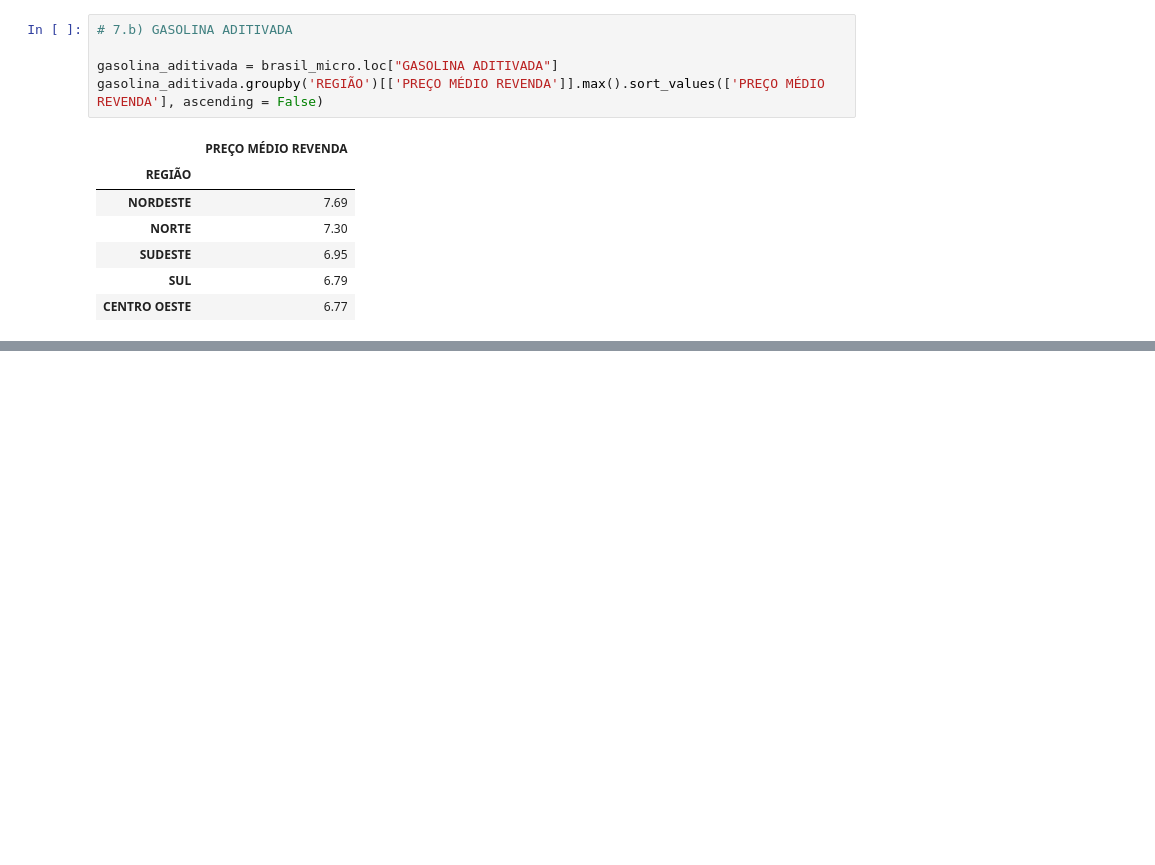
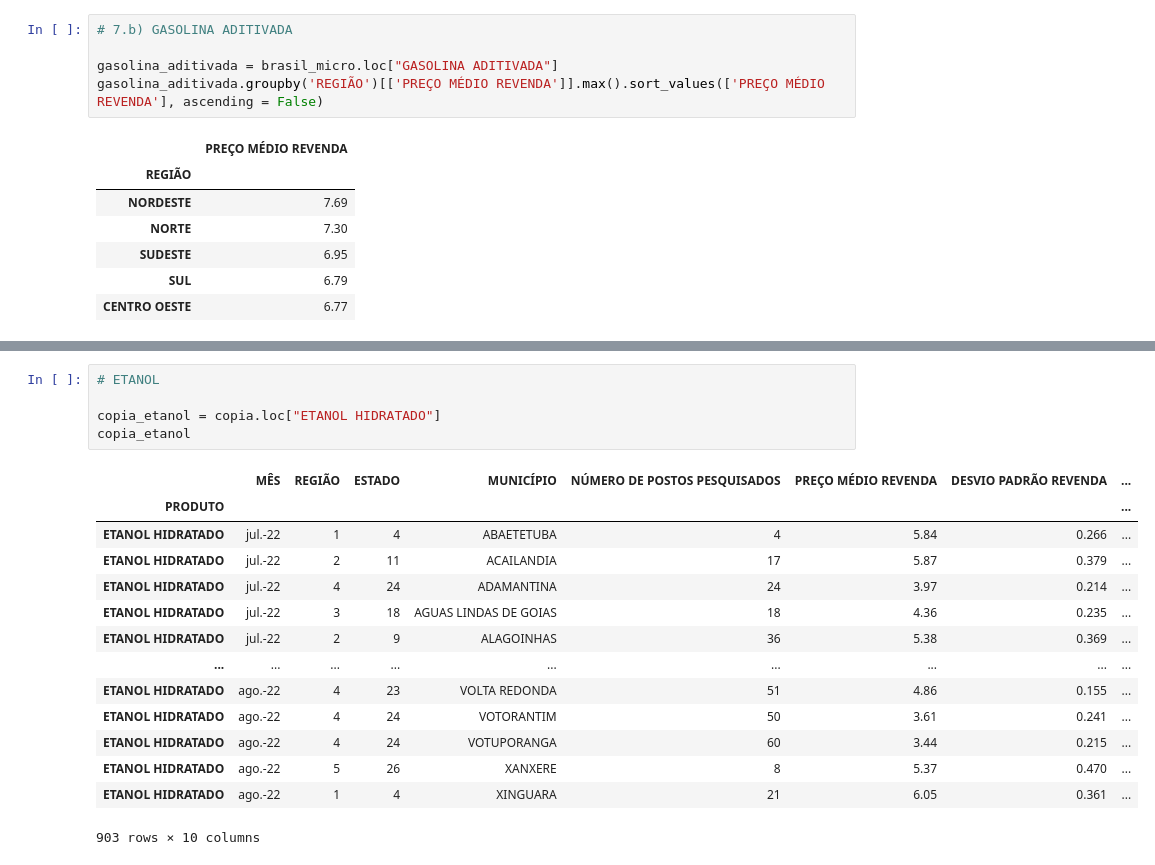
Before and after one commit to joaovictojuliao/Squad-2-M4, a Jupyter notebook: Resilia_M4_Projeto_Final_dados_ANP.ipynb, the cells around one changed output, grey strips where cells are left out. Saved outputs shown, nothing was run; the diff lists cells and outputs as text; blank space fills up the shorter version.

```diff
--- a/Resilia_M4_Projeto_Final_dados_ANP.ipynb
+++ b/Resilia_M4_Projeto_Final_dados_ANP.ipynb
@@ -331,0 +561,20 @@ etanol.groupby('REGIÃO')[['PREÇO MÉDIO REVENDA']].min().sort_values(['PREÇO
+# %%
+# ETANOL
+
+copia_etanol = copia.loc["ETANOL HIDRATADO"]
+copia_etanol
+# %% [output]
+|  | MÊS | REGIÃO | ESTADO | MUNICÍPIO | NÚMERO DE POSTOS PESQUISADOS | PREÇO MÉDIO REVENDA | DESVIO PADRÃO REVENDA | ... |
+| PRODUTO |  |  |  |  |  |  |  | ... |
+| ETANOL HIDRATADO | jul.-22 | 1 | 4 | ABAETETUBA | 4 | 5.84 | 0.266 | ... |
+| ETANOL HIDRATADO | jul.-22 | 2 | 11 | ACAILANDIA | 17 | 5.87 | 0.379 | ... |
+| ETANOL HIDRATADO | jul.-22 | 4 | 24 | ADAMANTINA | 24 | 3.97 | 0.214 | ... |
+| ETANOL HIDRATADO | jul.-22 | 3 | 18 | AGUAS LINDAS DE GOIAS | 18 | 4.36 | 0.235 | ... |
+| ETANOL HIDRATADO | jul.-22 | 2 | 9 | ALAGOINHAS | 36 | 5.38 | 0.369 | ... |
+| ... | ... | ... | ... | ... | ... | ... | ... | ... |
+| ETANOL HIDRATADO | ago.-22 | 4 | 23 | VOLTA REDONDA | 51 | 4.86 | 0.155 | ... |
+| ETANOL HIDRATADO | ago.-22 | 4 | 24 | VOTORANTIM | 50 | 3.61 | 0.241 | ... |
+| ETANOL HIDRATADO | ago.-22 | 4 | 24 | VOTUPORANGA | 60 | 3.44 | 0.215 | ... |
+| ETANOL HIDRATADO | ago.-22 | 5 | 26 | XANXERE | 8 | 5.37 | 0.470 | ... |
+| ETANOL HIDRATADO | ago.-22 | 1 | 4 | XINGUARA | 21 | 6.05 | 0.361 | ... |
+903 rows × 10 columns
```
Also changed, not shown: parts of 54 cells of this notebook.
